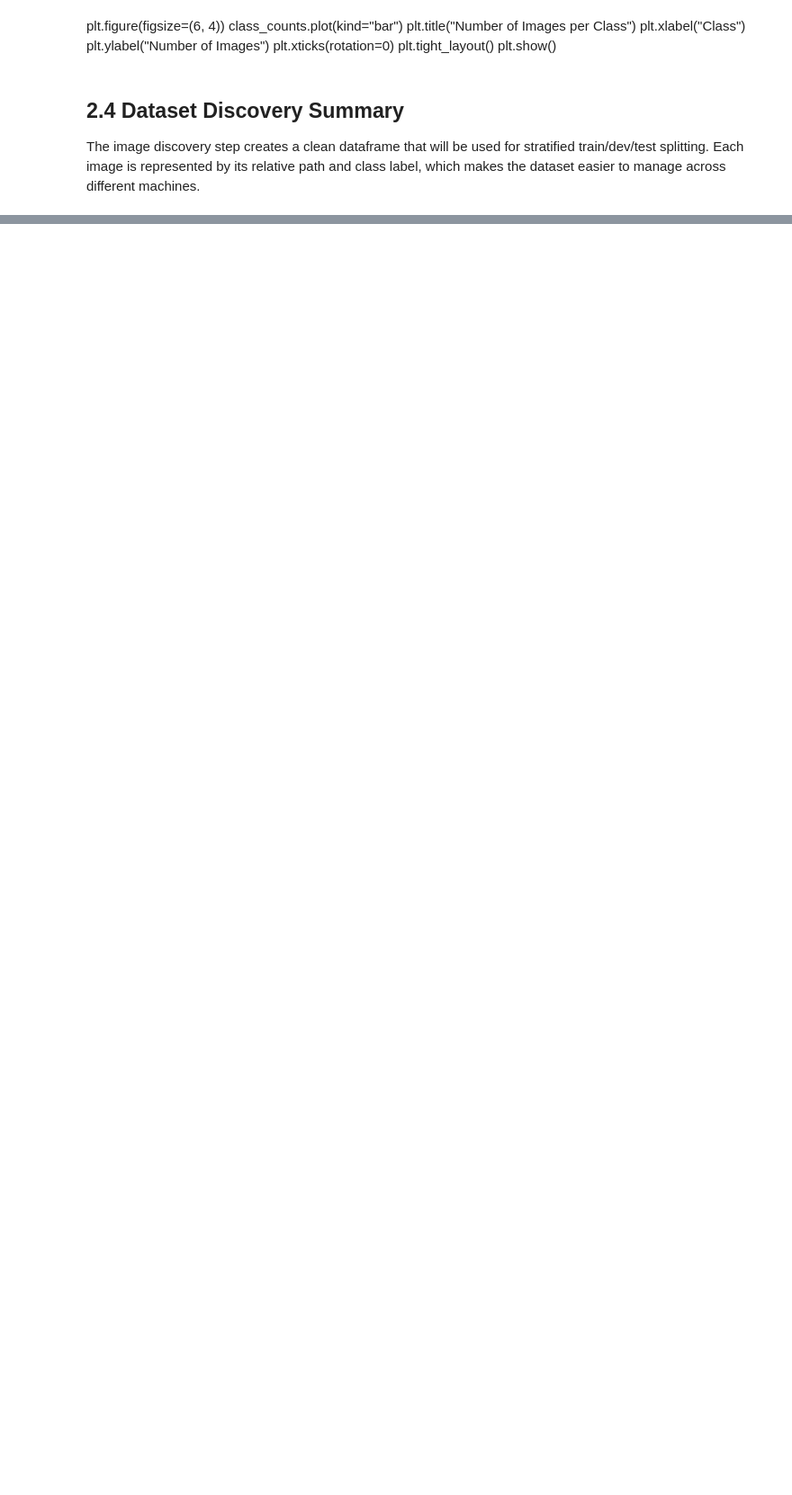
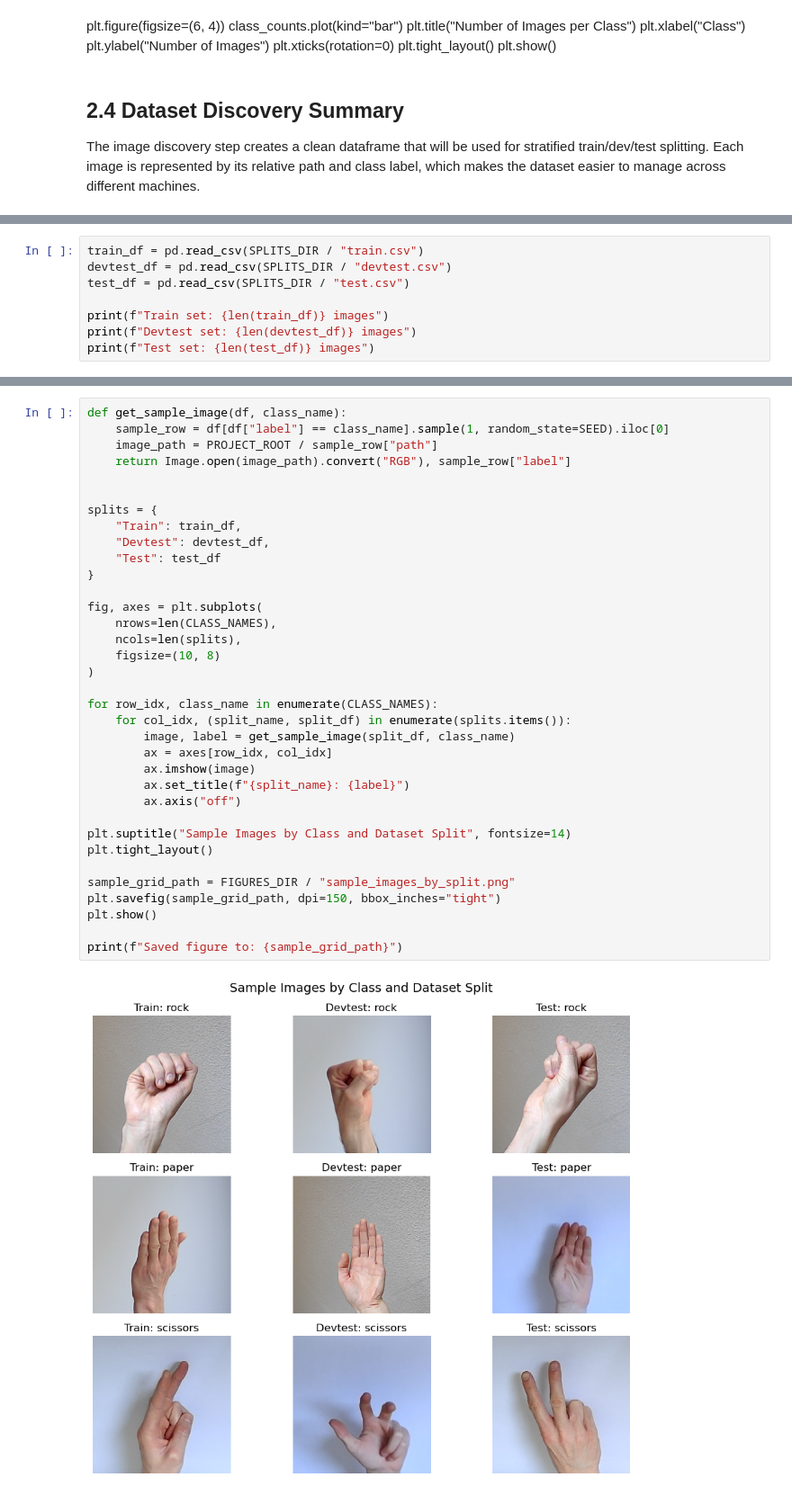
Before and after one commit to razinrahat/real-time-gesture-classification, a Jupyter notebook: notebooks/gesture_classification_experiments.ipynb, the cells around one changed output, grey strips where cells are left out. Shown at 90% size. Drawn from its saved outputs; the diff is of its cells as text; blank space fills up the shorter version.

```diff
--- a/notebooks/gesture_classification_experiments.ipynb
+++ b/notebooks/gesture_classification_experiments.ipynb
@@ -200,0 +332,8 @@ The image discovery step creates a clean dataframe that will be used for stratif
+# %%
+train_df = pd.read_csv(SPLITS_DIR / "train.csv")
+devtest_df = pd.read_csv(SPLITS_DIR / "devtest.csv")
+test_df = pd.read_csv(SPLITS_DIR / "test.csv")
+
+print(f"Train set: {len(train_df)} images")
+print(f"Devtest set: {len(devtest_df)} images")
+print(f"Test set: {len(test_df)} images")
@@ -200,0 +348,37 @@ The image discovery step creates a clean dataframe that will be used for stratif
+# %%
+def get_sample_image(df, class_name):
+    sample_row = df[df["label"] == class_name].sample(1, random_state=SEED).iloc[0]
+    image_path = PROJECT_ROOT / sample_row["path"]
+    return Image.open(image_path).convert("RGB"), sample_row["label"]
+
+
+splits = {
+    "Train": train_df,
+    "Devtest": devtest_df,
+    "Test": test_df
+}
+
+fig, axes = plt.subplots(
+    nrows=len(CLASS_NAMES),
+    ncols=len(splits),
+    figsize=(10, 8)
+)
+
+for row_idx, class_name in enumerate(CLASS_NAMES):
+    for col_idx, (split_name, split_df) in enumerate(splits.items()):
+        image, label = get_sample_image(split_df, class_name)
+        ax = axes[row_idx, col_idx]
+        ax.imshow(image)
+        ax.set_title(f"{split_name}: {label}")
+        ax.axis("off")
+
+plt.suptitle("Sample Images by Class and Dataset Split", fontsize=14)
+plt.tight_layout()
+
+sample_grid_path = FIGURES_DIR / "sample_images_by_split.png"
+plt.savefig(sample_grid_path, dpi=150, bbox_inches="tight")
+plt.show()
+
+print(f"Saved figure to: {sample_grid_path}")
+# %% [output]
+[figure, added]
```
Also changed, not shown: parts of 39 cells of this notebook, 1 other file.
